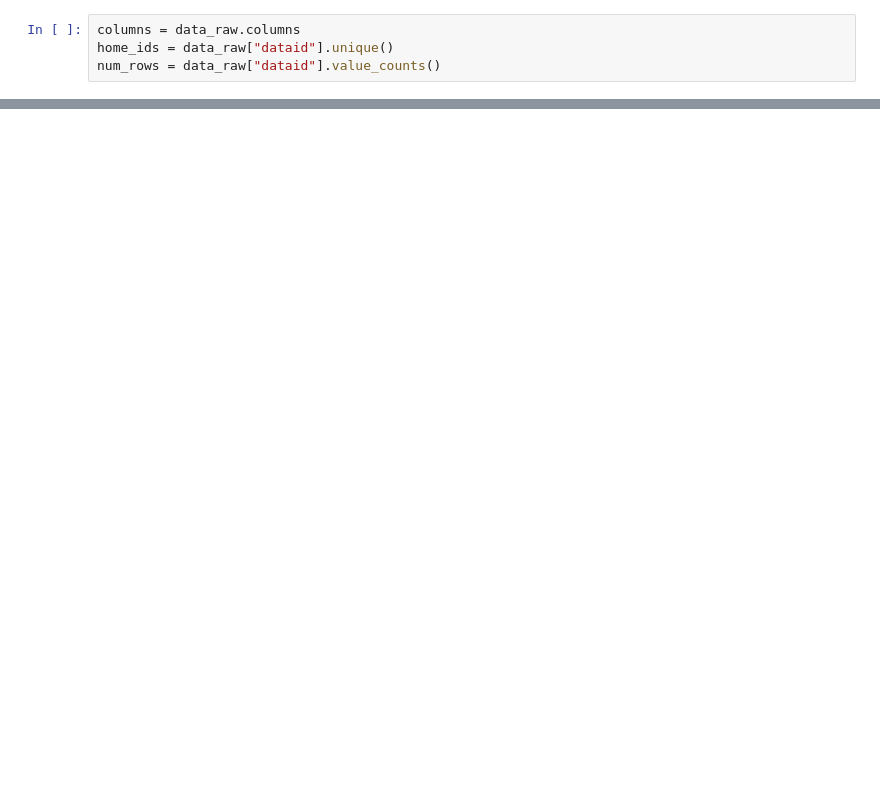
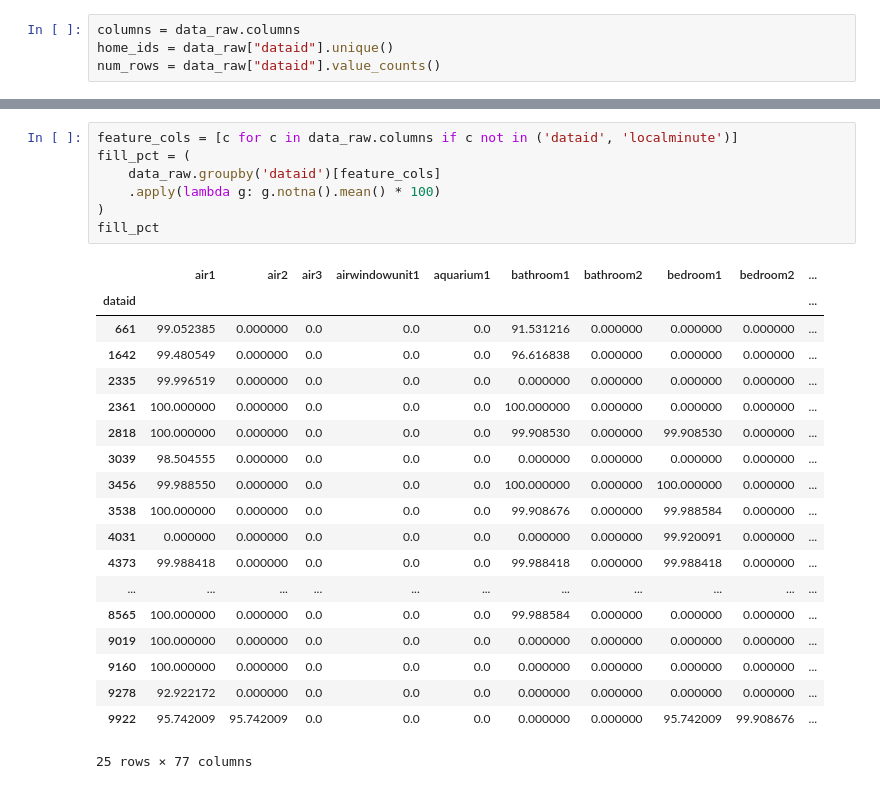
Before and after one commit to jackellishsieh/residential-power-forecasting, a Jupyter notebook: notebooks/pmn/pmn-pecan-eda.ipynb, the cells around one changed output, grey strips where cells are left out. Drawn from its saved outputs; the diff is of its cells as text; blank space fills up the shorter version.

```diff
--- a/notebooks/pmn/pmn-pecan-eda.ipynb
+++ b/notebooks/pmn/pmn-pecan-eda.ipynb
@@ -12,0 +44,27 @@ num_rows = data_raw["dataid"].value_counts()
+# %%
+feature_cols = [c for c in data_raw.columns if c not in ('dataid', 'localminute')]
+fill_pct = (
+    data_raw.groupby('dataid')[feature_cols]
+    .apply(lambda g: g.notna().mean() * 100)
+)
+fill_pct
+# %% [output]
+|  | air1 | air2 | air3 | airwindowunit1 | aquarium1 | bathroom1 | bathroom2 | bedroom1 | bedroom2 | ... |
+| dataid |  |  |  |  |  |  |  |  |  | ... |
+| 661 | 99.052385 | 0.000000 | 0.0 | 0.0 | 0.0 | 91.531216 | 0.000000 | 0.000000 | 0.000000 | ... |
+| 1642 | 99.480549 | 0.000000 | 0.0 | 0.0 | 0.0 | 96.616838 | 0.000000 | 0.000000 | 0.000000 | ... |
+| 2335 | 99.996519 | 0.000000 | 0.0 | 0.0 | 0.0 | 0.000000 | 0.000000 | 0.000000 | 0.000000 | ... |
+| 2361 | 100.000000 | 0.000000 | 0.0 | 0.0 | 0.0 | 100.000000 | 0.000000 | 0.000000 | 0.000000 | ... |
+| 2818 | 100.000000 | 0.000000 | 0.0 | 0.0 | 0.0 | 99.908530 | 0.000000 | 99.908530 | 0.000000 | ... |
+| 3039 | 98.504555 | 0.000000 | 0.0 | 0.0 | 0.0 | 0.000000 | 0.000000 | 0.000000 | 0.000000 | ... |
+| 3456 | 99.988550 | 0.000000 | 0.0 | 0.0 | 0.0 | 100.000000 | 0.000000 | 100.000000 | 0.000000 | ... |
+| 3538 | 100.000000 | 0.000000 | 0.0 | 0.0 | 0.0 | 99.908676 | 0.000000 | 99.988584 | 0.000000 | ... |
+| 4031 | 0.000000 | 0.000000 | 0.0 | 0.0 | 0.0 | 0.000000 | 0.000000 | 99.920091 | 0.000000 | ... |
+| 4373 | 99.988418 | 0.000000 | 0.0 | 0.0 | 0.0 | 99.988418 | 0.000000 | 99.988418 | 0.000000 | ... |
+| ... | ... | ... | ... | ... | ... | ... | ... | ... | ... | ... |
+| 8565 | 100.000000 | 0.000000 | 0.0 | 0.0 | 0.0 | 99.988584 | 0.000000 | 0.000000 | 0.000000 | ... |
+| 9019 | 100.000000 | 0.000000 | 0.0 | 0.0 | 0.0 | 0.000000 | 0.000000 | 0.000000 | 0.000000 | ... |
+| 9160 | 100.000000 | 0.000000 | 0.0 | 0.0 | 0.0 | 0.000000 | 0.000000 | 0.000000 | 0.000000 | ... |
+| 9278 | 92.922172 | 0.000000 | 0.0 | 0.0 | 0.0 | 0.000000 | 0.000000 | 0.000000 | 0.000000 | ... |
+| 9922 | 95.742009 | 95.742009 | 0.0 | 0.0 | 0.0 | 0.000000 | 0.000000 | 95.742009 | 99.908676 | ... |
+25 rows × 77 columns
```
Also changed, not shown: parts of 9 cells of this notebook, 3 other files.
